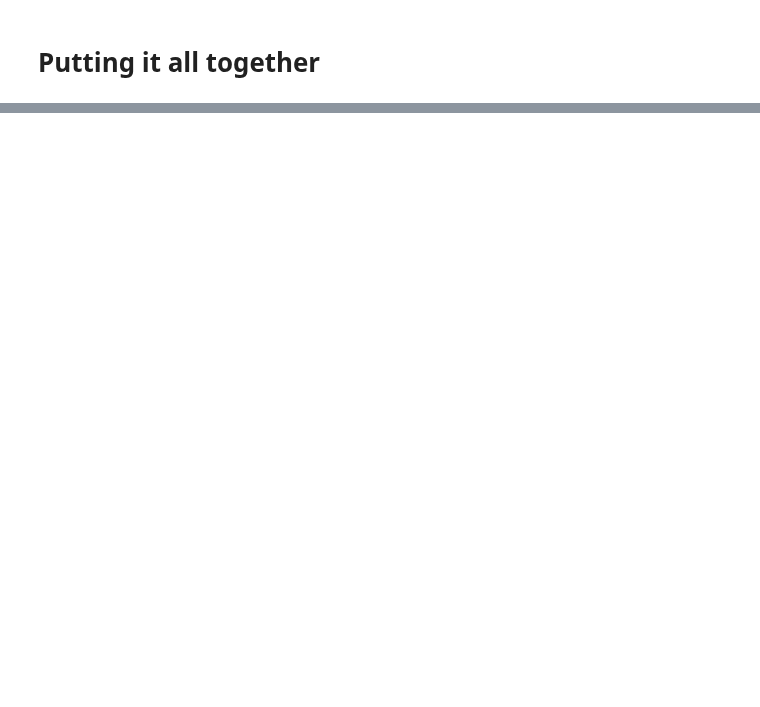
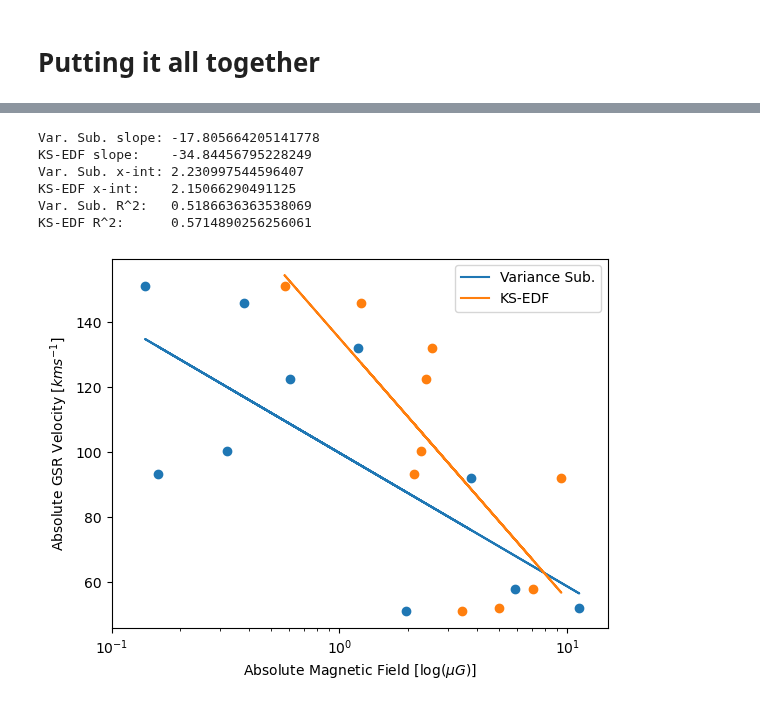
Before and after one commit to Olivex727/hvc-magnetic-honours-programs, a Jupyter notebook: synthesis/variance_subtraction.ipynb, the cells around one changed output, grey strips where cells are left out. Drawn from its saved outputs; the diff is of its cells as text; code cells hidden in the pictures; blank space fills up the shorter version.

```diff
--- a/synthesis/variance_subtraction.ipynb
+++ b/synthesis/variance_subtraction.ipynb
@@ -263,0 +329,38 @@ plt.show()
+# %%
+plt.scatter(abs(results_stack["Sigma [diff]"]), abs(results_stack['VGSR']))
+plt.scatter(abs(results_stack["Statistic_diff"]), abs(results_stack['VGSR']))
+
+plt.xscale('log')
+plt.xlim(0.1, 15)
+
+pf10, pf11, r_value1, p_value1, std_err1 = linregress(np.log(abs(results_stack["Sigma [diff]"])), abs(results_stack['VGSR']))
+pf20, pf21, r_value2, p_value2, std_err2 = linregress(np.log(abs(results_stack["Statistic_diff"])), abs(results_stack['VGSR']))
+
+plt.plot(abs(results_stack["Sigma [diff]"]), pf10 * np.log(abs(results_stack["Sigma [diff]"])) + pf11, label="Variance Sub.")
+plt.plot(abs(results_stack["Statistic_diff"]), pf20 * np.log(abs(results_stack["Statistic_diff"])) + pf21, label="KS-EDF")
+
+plt.xlabel(r"Absolute Magnetic Field [log($\mu G$)]")
+plt.ylabel(r"Absolute GSR Velocity [$km s^{-1}$]")
+plt.legend()
+
+print(r"Var. Sub. slope: "+str(pf10))
+print(r"KS-EDF slope:    "+str(pf20))
+
+#print(r"Var. Sub. y-int: "+str(pf11))
+#print(r"KS-EDF y-int:    "+str(pf21))
+
+print(r"Var. Sub. x-int: "+str((60-pf11)/pf10))
+print(r"KS-EDF x-int:    "+str((60-pf21)/pf20))
+
+print(r"Var. Sub. R^2:   "+str(r_value1**2))
+print(r"KS-EDF R^2:      "+str(r_value2**2))
+
+plt.show()
+# %% [output]
+Var. Sub. slope: -17.805664205141778
+KS-EDF slope:    -34.84456795228249
+Var. Sub. x-int: 2.230997544596407
+KS-EDF x-int:    2.15066290491125
+Var. Sub. R^2:   0.5186636363538069
+KS-EDF R^2:      0.5714890256256061
+[figure, added]
```
Also changed, not shown: parts of 8 cells of this notebook, 2 other files.
